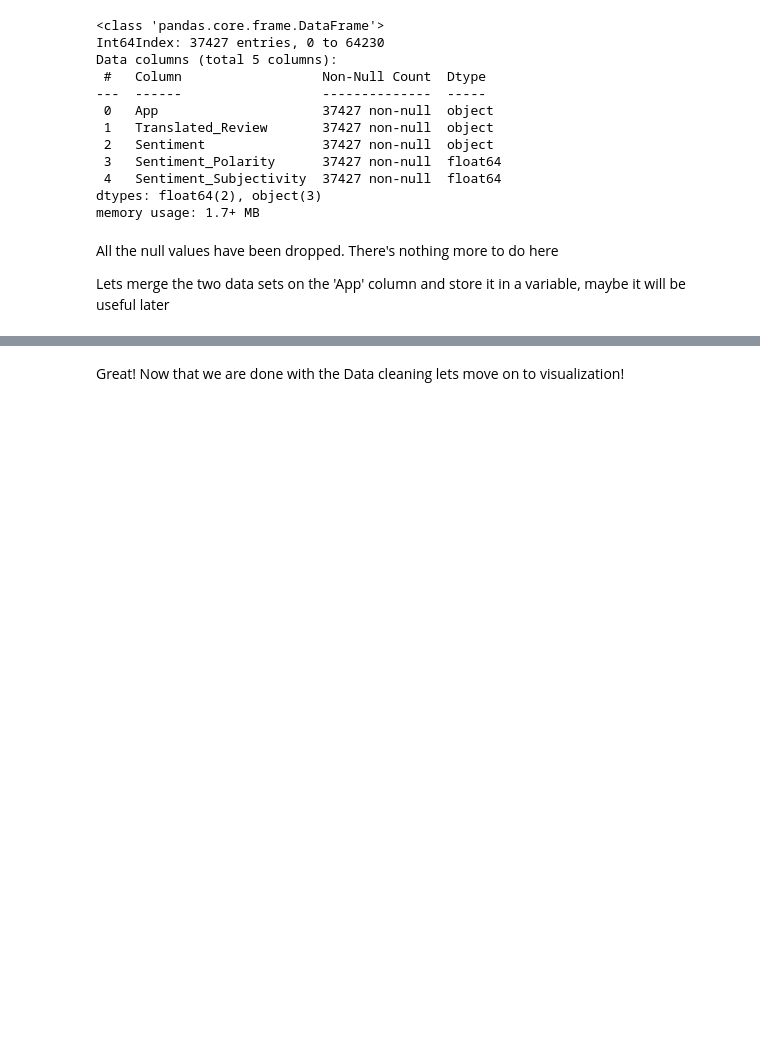
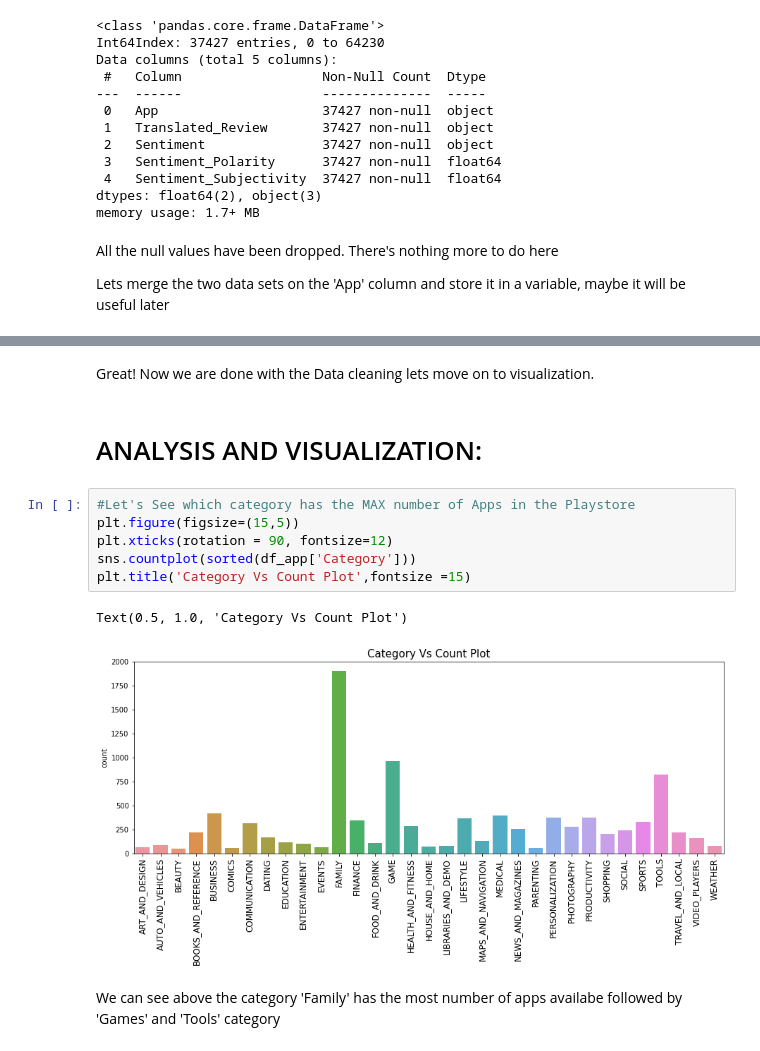
Before and after one commit to kishor0896/playstorereviewanalysis, a Jupyter notebook: Copy_of_Copy_of_Copy_of_Play_Store_App_Review_Analysis_Capstone_Project.ipynb, the cells around one changed output, grey strips where cells are left out. Cells and saved outputs as stored; diff of their text form; blank space fills up the shorter version.

```diff
--- a/Copy_of_Copy_of_Copy_of_Play_Store_App_Review_Analysis_Capstone_Project.ipynb
+++ b/Copy_of_Copy_of_Copy_of_Play_Store_App_Review_Analysis_Capstone_Project.ipynb
@@ -621,4 +674,17 @@ merged_df.head()
 | 3 | 10 Best Foods for You | Best idea us | Positive | 1.00 | 0.300000 | HEALTH_AND_FITNESS | 4.0 | ... |
 | 4 | 10 Best Foods for You | Best way | Positive | 1.00 | 0.300000 | HEALTH_AND_FITNESS | 4.0 | ... |
 # %% [markdown]
-Great! Now that we are done with the Data cleaning lets move on to visualization!
+Great! Now we are done with the Data cleaning lets move on to visualization.
+# %% [markdown]
+# ANALYSIS AND VISUALIZATION:
+# %%
+#Let's See which category has the MAX number of Apps in the Playstore
+plt.figure(figsize=(15,5))
+plt.xticks(rotation = 90, fontsize=12)
+sns.countplot(sorted(df_app['Category']))
+plt.title('Category Vs Count Plot',fontsize =15)
+# %% [output]
+Text(0.5, 1.0, 'Category Vs Count Plot')
+[figure, added]
+# %% [markdown]
+We can see above the category 'Family' has the most number of apps availabe followed by 'Games' and 'Tools' category
```
Also changed, not shown: parts of 97 cells of this notebook.
